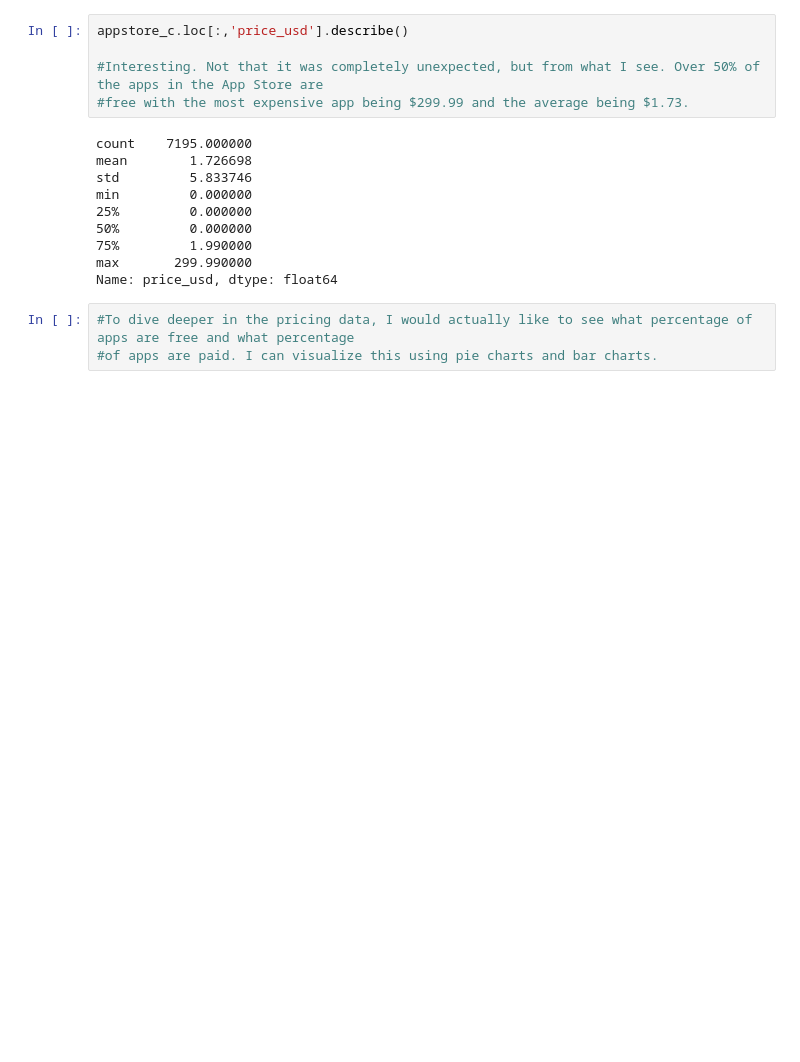
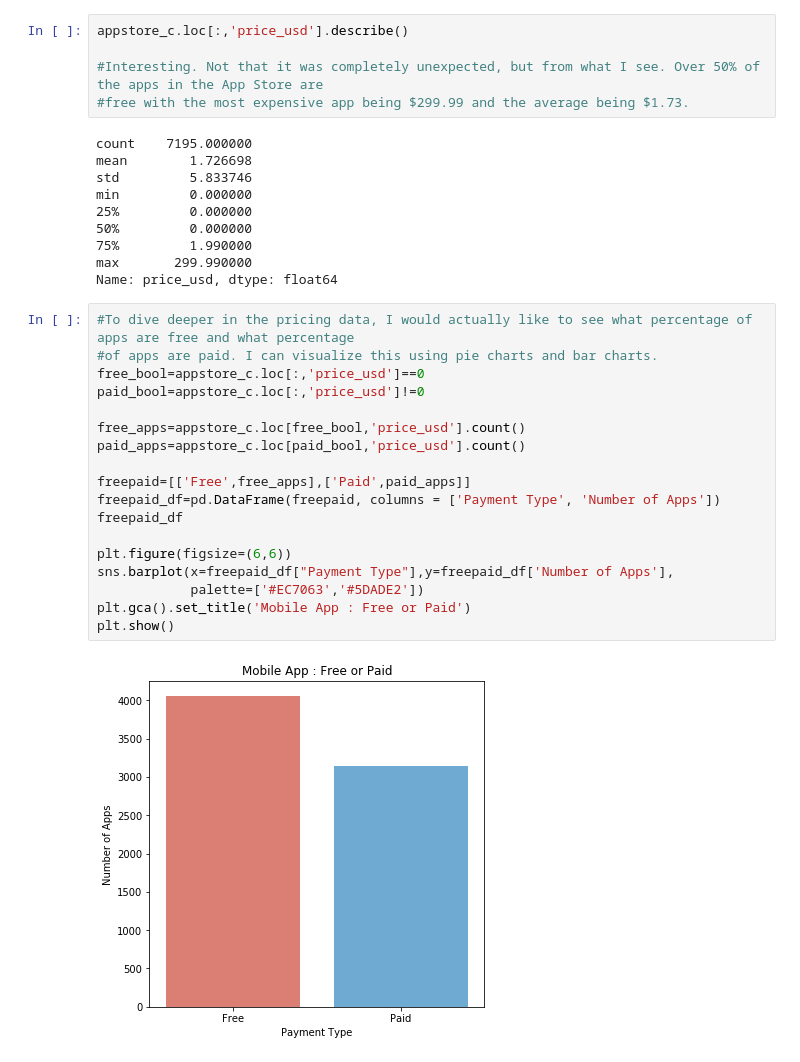
Before and after one commit to agchen92/AppleAppStore, a Jupyter notebook: AppleAppStore.ipynb, the cells around one changed output. Drawn from its saved outputs; the diff is of its cells as text; blank space fills up the shorter version.

```diff
--- a/AppleAppStore.ipynb
+++ b/AppleAppStore.ipynb
@@ -311,3 +391,20 @@ Name: price_usd, dtype: float64
 # %%
 #To dive deeper in the pricing data, I would actually like to see what percentage of apps are free and what percentage
 #of apps are paid. I can visualize this using pie charts and bar charts.
+free_bool=appstore_c.loc[:,'price_usd']==0
+paid_bool=appstore_c.loc[:,'price_usd']!=0
+
+free_apps=appstore_c.loc[free_bool,'price_usd'].count()
+paid_apps=appstore_c.loc[paid_bool,'price_usd'].count()
+
+freepaid=[['Free',free_apps],['Paid',paid_apps]]
+freepaid_df=pd.DataFrame(freepaid, columns = ['Payment Type', 'Number of Apps'])
+freepaid_df
+
+plt.figure(figsize=(6,6))
+sns.barplot(x=freepaid_df["Payment Type"],y=freepaid_df['Number of Apps'],
+            palette=['#EC7063','#5DADE2'])
+plt.gca().set_title('Mobile App : Free or Paid')
+plt.show()
+# %% [output]
+[figure, added]
```
Also changed, not shown: parts of 15 cells of this notebook.
